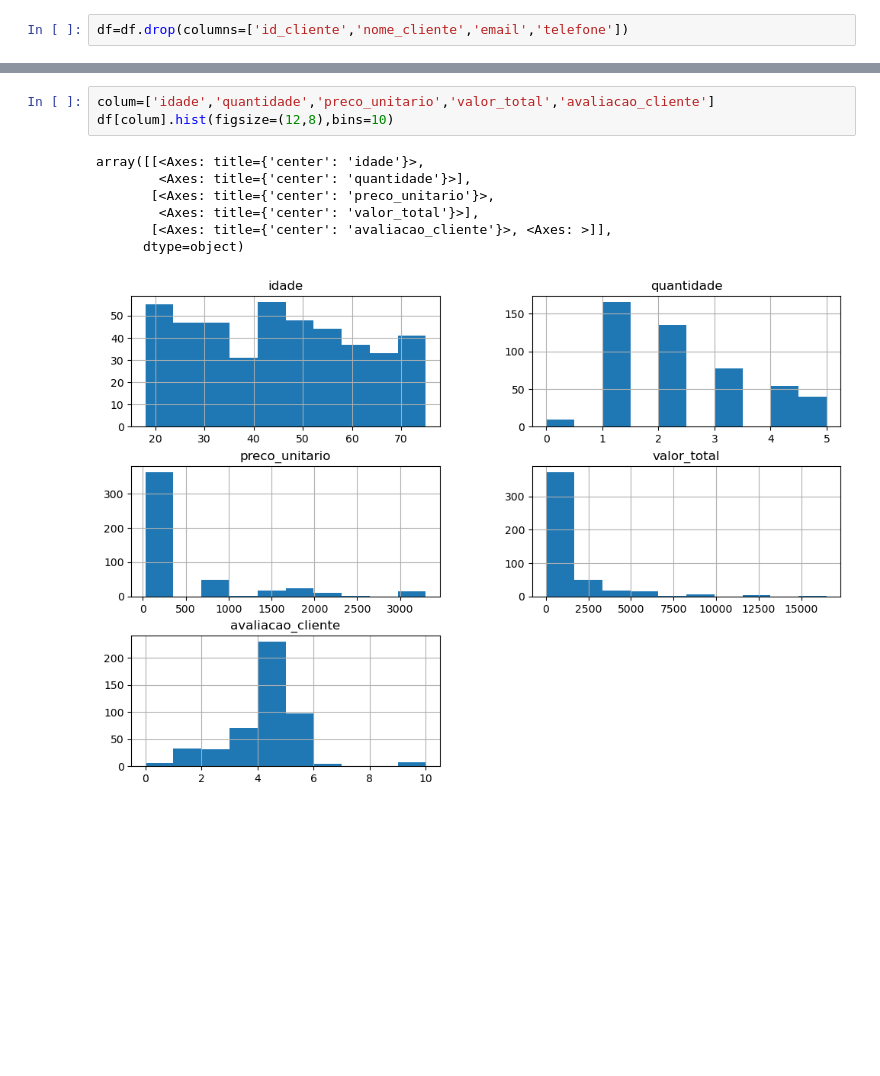
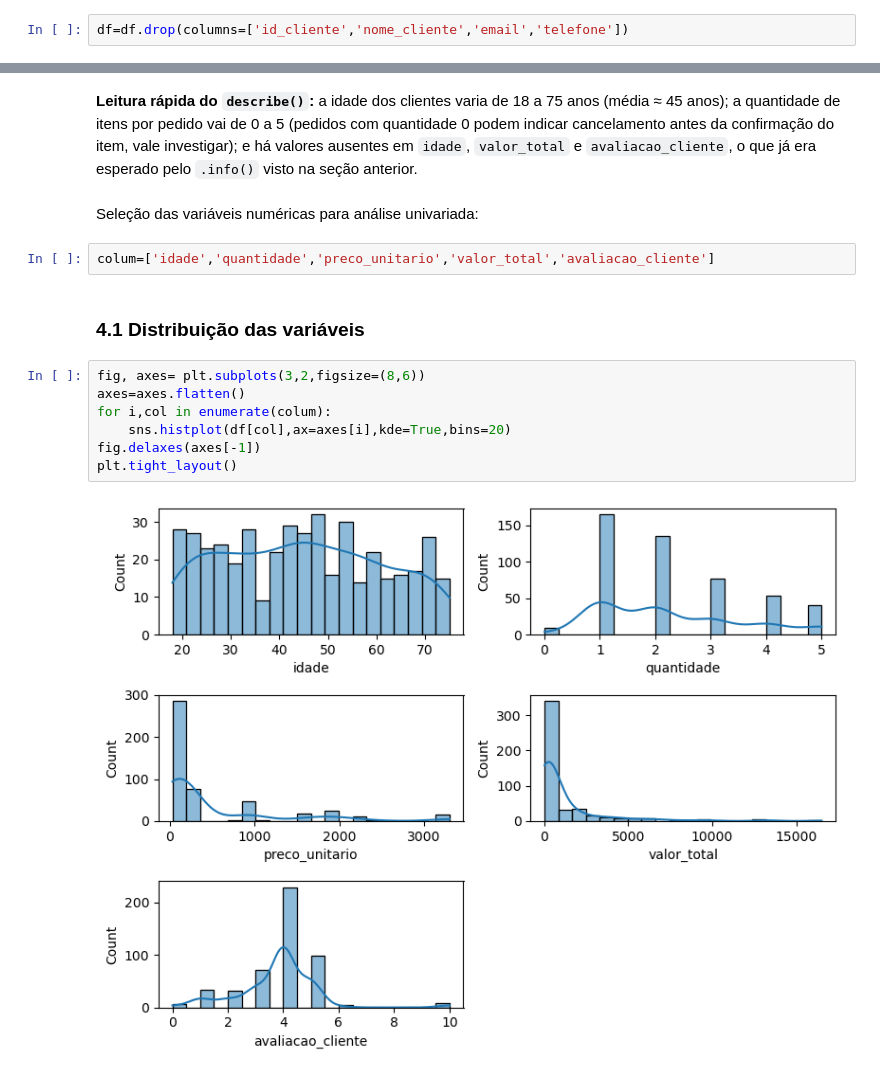
Before and after one commit to Gutembergss/Analise_ecommerce, a Jupyter notebook: projeto_ecommerce_analise.ipynb, the cells around one changed output, grey strips where cells are left out. Saved outputs shown, nothing was run; the diff lists cells and outputs as text; blank space fills up the shorter version.

Commit message:
Subindo análise estatística e README

```diff
--- a/projeto_ecommerce_analise.ipynb
+++ b/projeto_ecommerce_analise.ipynb
@@ -141,11 +102,17 @@ df.describe()
+# %% [markdown]
+**Leitura rápida do `describe()`:** a idade dos clientes varia de 18 a 75 anos (média ≈ 45 anos); a quantidade de itens por pedido vai de 0 a 5 (pedidos com quantidade 0 podem indicar cancelamento antes da confirmação do item, vale investigar); e há valores ausentes em `idade`, `valor_total` e `avaliacao_cliente`, o que já era esperado pelo `.info()` visto na seção anterior.
+# %% [markdown]
+Seleção das variáveis numéricas para análise univariada:
 # %%
 colum=['idade','quantidade','preco_unitario','valor_total','avaliacao_cliente']
-df[colum].hist(figsize=(12,8),bins=10)
-# %% [output]
-array([[<Axes: title={'center': 'idade'}>,
-        <Axes: title={'center': 'quantidade'}>],
-       [<Axes: title={'center': 'preco_unitario'}>,
-        <Axes: title={'center': 'valor_total'}>],
-       [<Axes: title={'center': 'avaliacao_cliente'}>, <Axes: >]],
-      dtype=object)
-[figure, removed]
+# %% [markdown]
+### 4.1 Distribuição das variáveis
+# %%
+fig, axes= plt.subplots(3,2,figsize=(8,6))
+axes=axes.flatten()
+for i,col in enumerate(colum):
+    sns.histplot(df[col],ax=axes[i],kde=True,bins=20)
+fig.delaxes(axes[-1])
+plt.tight_layout()
+# %% [output]
+[figure, added]
```
Also changed, not shown: parts of 64 cells of this notebook, 3 other files.
